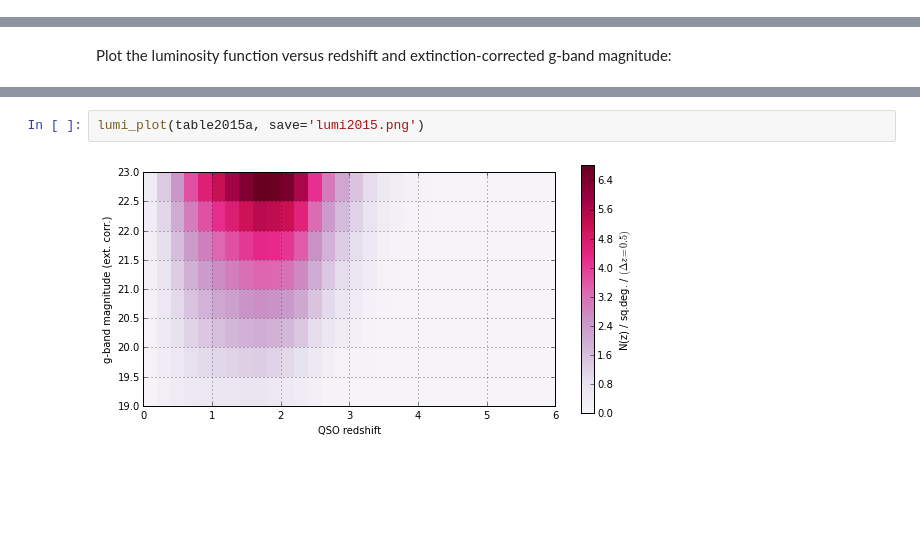
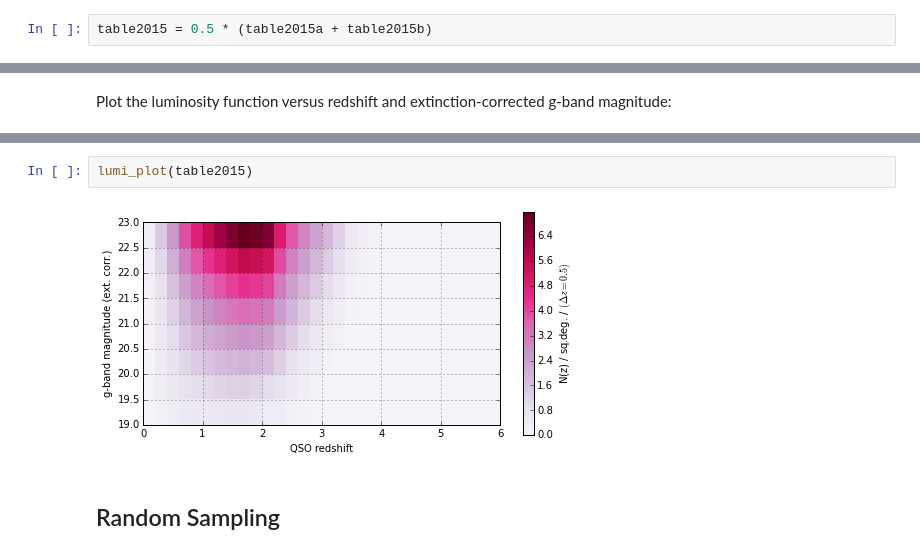
Before and after one commit to dkirkby/ArgonneLymanAlpha, a Jupyter notebook: notebooks/SampleProperties.ipynb, the cells around one changed output, grey strips where cells are left out. Drawn from its saved outputs; the diff is of its cells as text; blank space fills up the shorter version.

```diff
--- a/notebooks/SampleProperties.ipynb
+++ b/notebooks/SampleProperties.ipynb
@@ -111,3 +113,5 @@ table2015b = np.array([
+# %%
+table2015 = 0.5 * (table2015a + table2015b)
 # %% [markdown]
 ## Marginal Distributions
 # %%
@@ -236,4 +237,6 @@ lumi_plot(table2012, save='lumi2012.png')
-# %%
-lumi_plot(table2015a, save='lumi2015.png')
-# %% [output]
-[figure, removed]
+# %%
+lumi_plot(table2015)
+# %% [output]
+[figure, added]
+# %% [markdown]
+## Random Sampling
```
Also changed, not shown: parts of 6 cells of this notebook.
